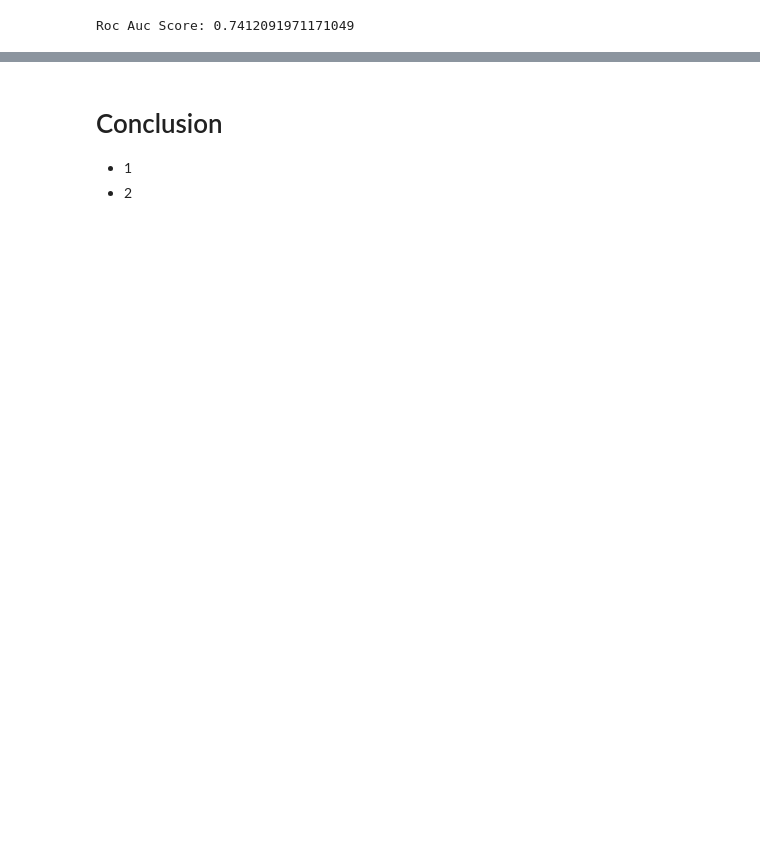
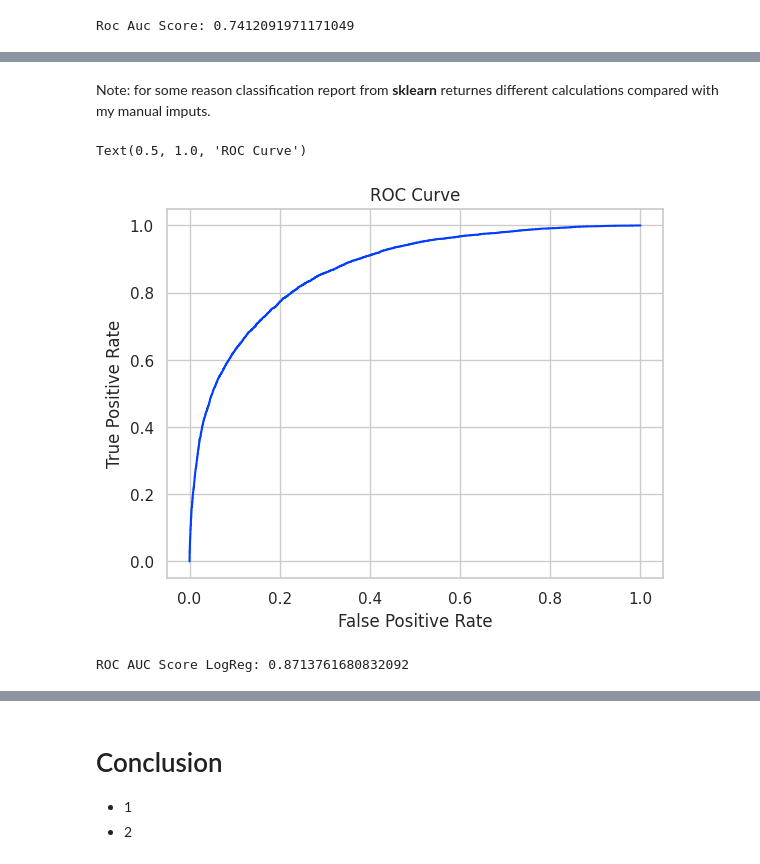
Before and after one commit to karzuan/classification_weather_australia, a Jupyter notebook: 3. modeling.ipynb, the cells around one changed output, grey strips where cells are left out. Drawn from its saved outputs; the diff is of its cells as text; code cells hidden in the pictures; blank space fills up the shorter version.

```diff
--- a/3. modeling.ipynb
+++ b/3. modeling.ipynb
@@ -261,0 +354,19 @@ roc_curve
+# %% [markdown]
+Note: for some reason classification report from **sklearn** returnes different calculations compared with my manual imputs.
+# %%
+# ROC Curve and AUC
+y_pred_proba_logreg = logreg.predict_proba(X_test)[:, 1]
+fprs_logreg, tprs_logreg, thresholds_logreg = roc_curve(y_test, y_pred_proba_logreg)
+roc_auc_logreg = auc(fprs_logreg, tprs_logreg)
+# %%
+plt.plot(fprs_logreg, tprs_logreg)
+plt.xlabel('False Positive Rate')
+plt.ylabel('True Positive Rate')
+plt.title('ROC Curve')
+# %% [output]
+Text(0.5, 1.0, 'ROC Curve')
+[figure, added]
+# %%
+print(f"ROC AUC Score LogReg: {roc_auc_logreg}")
+# %% [output]
+ROC AUC Score LogReg: 0.8713761680832092
```
Also changed, not shown: parts of 22 cells of this notebook.
